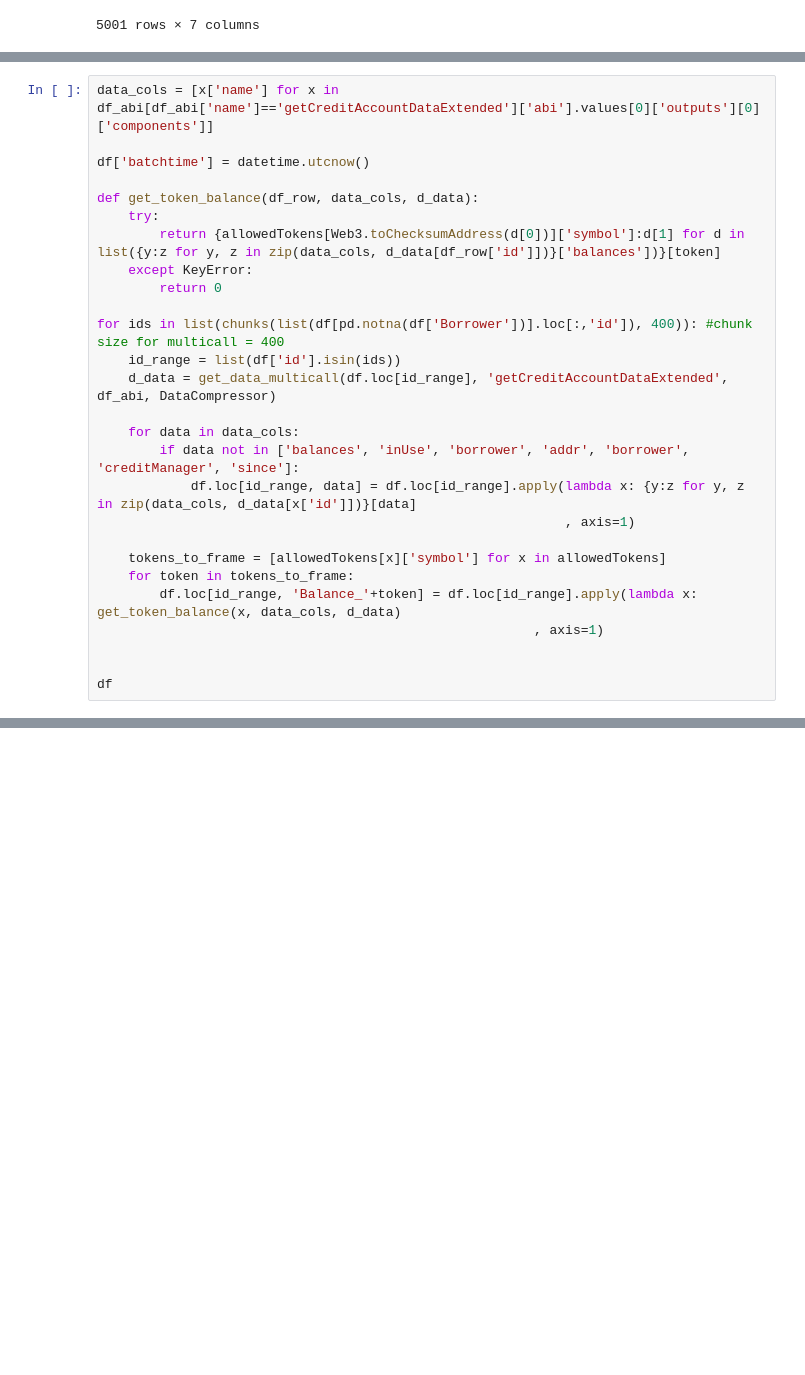
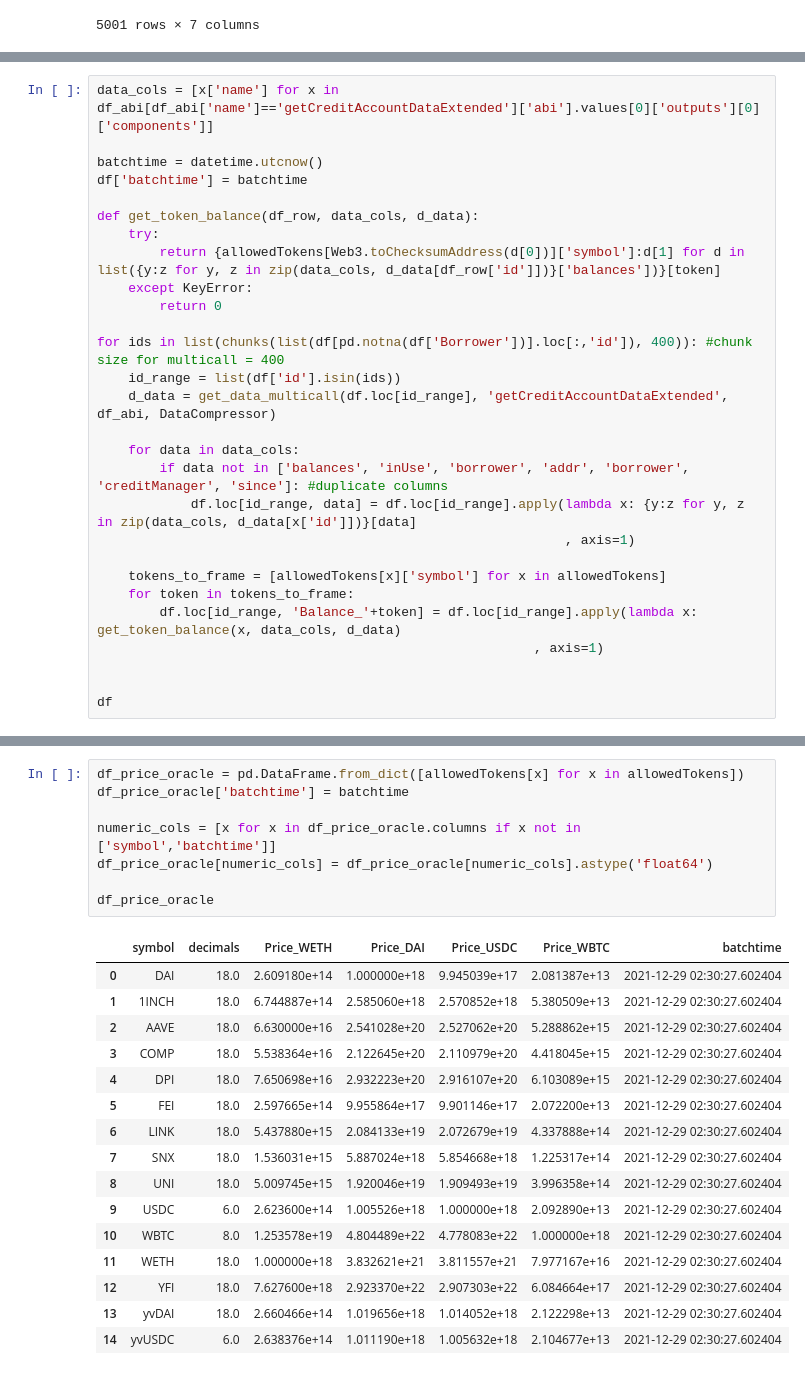
Before and after one commit to amantay-a/misc, a Jupyter notebook: Gearbox_CA.ipynb, the cells around one changed output, grey strips where cells are left out. Saved outputs shown, nothing was run; the diff lists cells and outputs as text; blank space fills up the shorter version.

Commit message:
+prices +BQ
(+) Oracle prices
(+) Write to BQ

```diff
--- a/Gearbox_CA.ipynb
+++ b/Gearbox_CA.ipynb
@@ -343,7 +369,8 @@ RepayCreditAccount_topic: 0xe7c7987373a0cc4913d307f23ab8ef02e0333a2af445065e2ef7
 # %%
 data_cols = [x['name'] for x in df_abi[df_abi['name']=='getCreditAccountDataExtended']['abi'].values[0]['outputs'][0]['components']]
 
-df['batchtime'] = datetime.utcnow()
+batchtime = datetime.utcnow()
+df['batchtime'] = batchtime
 
 def get_token_balance(df_row, data_cols, d_data):
     try:
@@ -356,7 +383,7 @@ for ids in list(chunks(list(df[pd.notna(df['Borrower'])].loc[:,'id']), 400)): #c
     d_data = get_data_multicall(df.loc[id_range], 'getCreditAccountDataExtended', df_abi, DataCompressor)
 
     for data in data_cols:
-        if data not in ['balances', 'inUse', 'borrower', 'addr', 'borrower', 'creditManager', 'since']:
+        if data not in ['balances', 'inUse', 'borrower', 'addr', 'borrower', 'creditManager', 'since']: #duplicate columns
             df.loc[id_range, data] = df.loc[id_range].apply(lambda x: {y:z for y, z in zip(data_cols, d_data[x['id']])}[data]
                                                             , axis=1)
 
@@ -426,3 +453,28 @@ Balance_YFI                          float64
 Balance_yvDAI                        float64
 Balance_yvUSDC                       float64
 dtype: object
+# %%
+df_price_oracle = pd.DataFrame.from_dict([allowedTokens[x] for x in allowedTokens])
+df_price_oracle['batchtime'] = batchtime
+
+numeric_cols = [x for x in df_price_oracle.columns if x not in ['symbol','batchtime']]
+df_price_oracle[numeric_cols] = df_price_oracle[numeric_cols].astype('float64')
+
+df_price_oracle
+# %% [output]
+|  | symbol | decimals | Price_WETH | Price_DAI | Price_USDC | Price_WBTC | batchtime |
+| 0 | DAI | 18.0 | 2.609180e+14 | 1.000000e+18 | 9.945039e+17 | 2.081387e+13 | 2021-12-29 02:30:27.602404 |
+| 1 | 1INCH | 18.0 | 6.744887e+14 | 2.585060e+18 | 2.570852e+18 | 5.380509e+13 | 2021-12-29 02:30:27.602404 |
+| 2 | AAVE | 18.0 | 6.630000e+16 | 2.541028e+20 | 2.527062e+20 | 5.288862e+15 | 2021-12-29 02:30:27.602404 |
+| 3 | COMP | 18.0 | 5.538364e+16 | 2.122645e+20 | 2.110979e+20 | 4.418045e+15 | 2021-12-29 02:30:27.602404 |
+| 4 | DPI | 18.0 | 7.650698e+16 | 2.932223e+20 | 2.916107e+20 | 6.103089e+15 | 2021-12-29 02:30:27.602404 |
+| 5 | FEI | 18.0 | 2.597665e+14 | 9.955864e+17 | 9.901146e+17 | 2.072200e+13 | 2021-12-29 02:30:27.602404 |
+| 6 | LINK | 18.0 | 5.437880e+15 | 2.084133e+19 | 2.072679e+19 | 4.337888e+14 | 2021-12-29 02:30:27.602404 |
+| 7 | SNX | 18.0 | 1.536031e+15 | 5.887024e+18 | 5.854668e+18 | 1.225317e+14 | 2021-12-29 02:30:27.602404 |
+| 8 | UNI | 18.0 | 5.009745e+15 | 1.920046e+19 | 1.909493e+19 | 3.996358e+14 | 2021-12-29 02:30:27.602404 |
+| 9 | USDC | 6.0 | 2.623600e+14 | 1.005526e+18 | 1.000000e+18 | 2.092890e+13 | 2021-12-29 02:30:27.602404 |
+| 10 | WBTC | 8.0 | 1.253578e+19 | 4.804489e+22 | 4.778083e+22 | 1.000000e+18 | 2021-12-29 02:30:27.602404 |
+| 11 | WETH | 18.0 | 1.000000e+18 | 3.832621e+21 | 3.811557e+21 | 7.977167e+16 | 2021-12-29 02:30:27.602404 |
+| 12 | YFI | 18.0 | 7.627600e+18 | 2.923370e+22 | 2.907303e+22 | 6.084664e+17 | 2021-12-29 02:30:27.602404 |
+| 13 | yvDAI | 18.0 | 2.660466e+14 | 1.019656e+18 | 1.014052e+18 | 2.122298e+13 | 2021-12-29 02:30:27.602404 |
+| 14 | yvUSDC | 6.0 | 2.638376e+14 | 1.011190e+18 | 1.005632e+18 | 2.104677e+13 | 2021-12-29 02:30:27.602404 |
```
Also changed, not shown: parts of 9 cells of this notebook.
